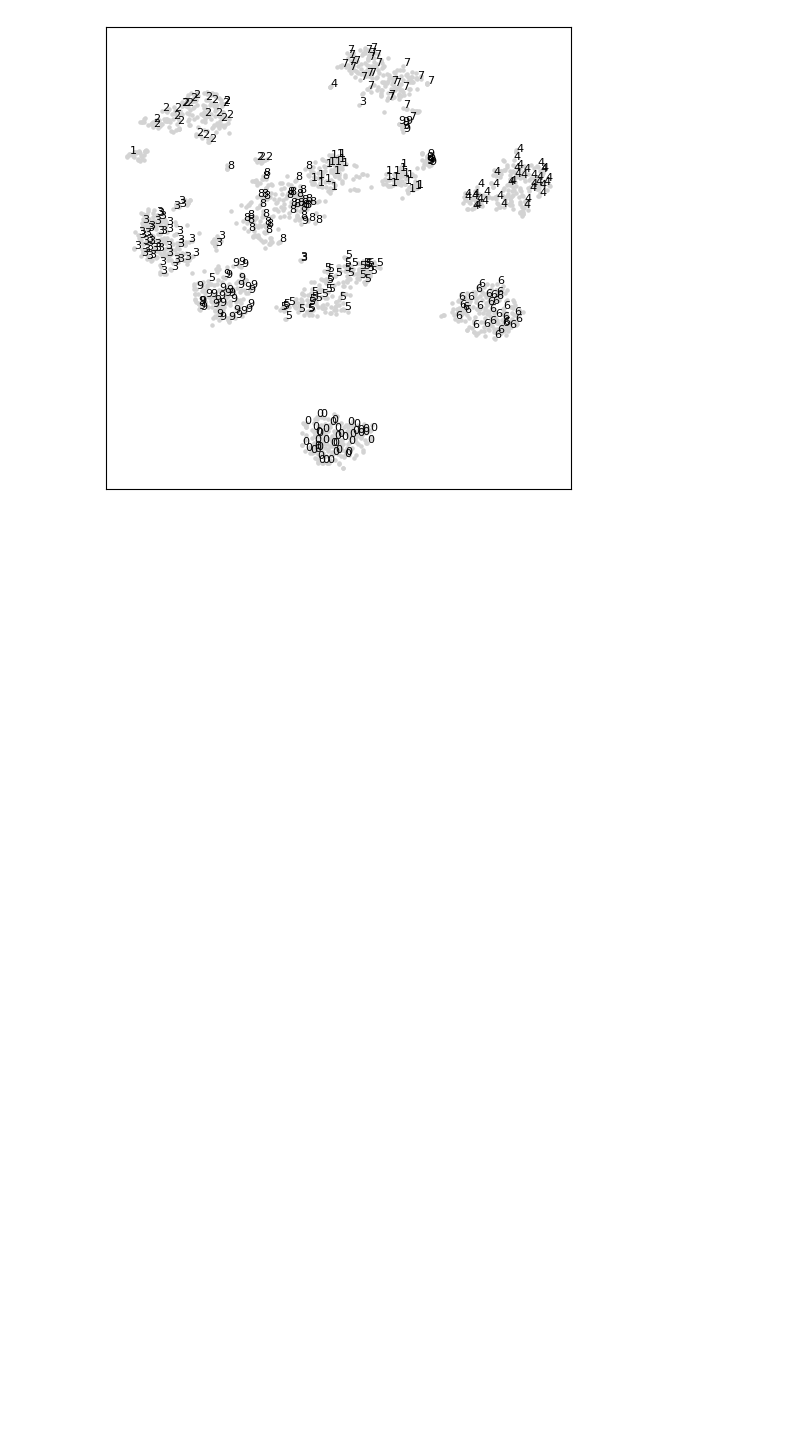
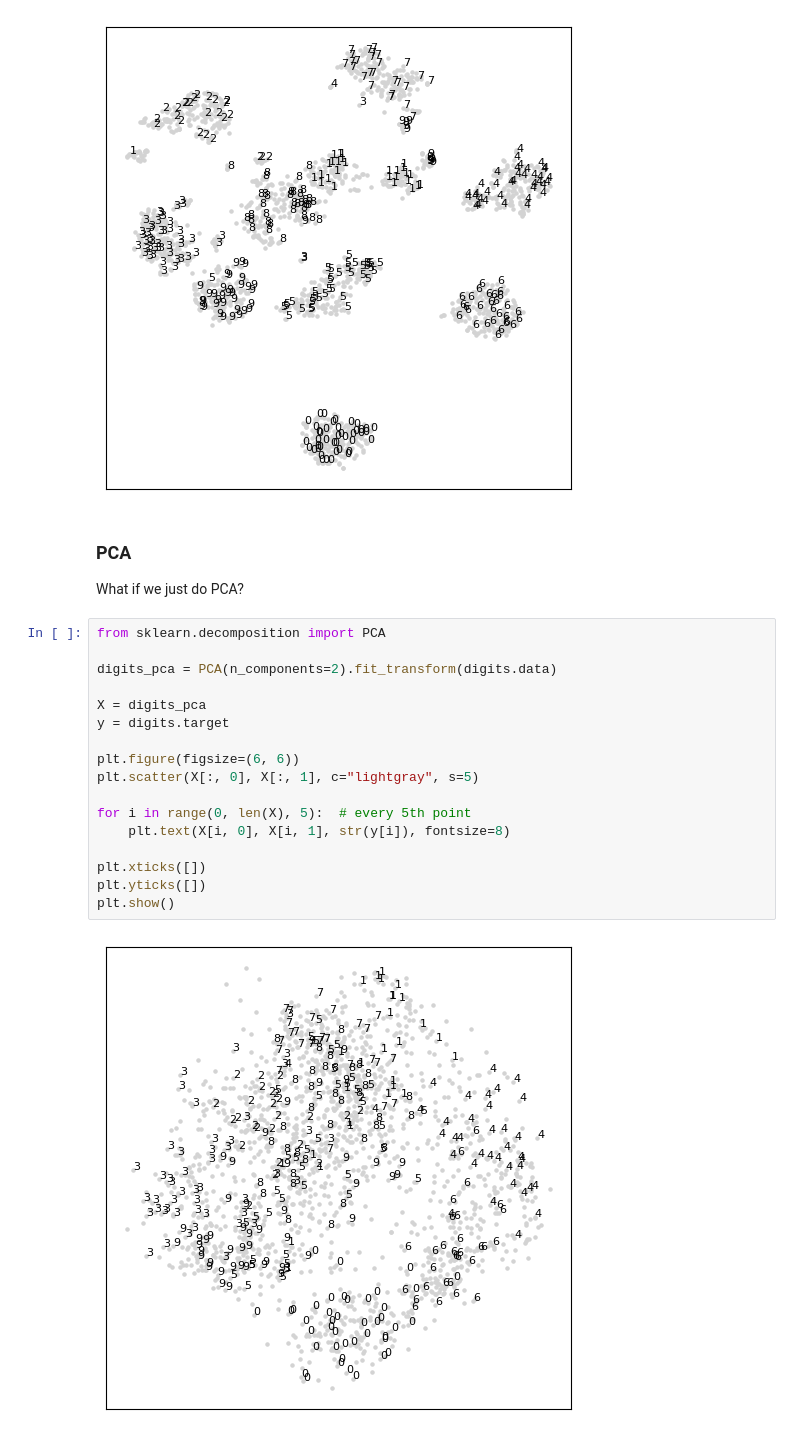
Before and after one commit to amkhrjee/stats, a Jupyter notebook: notebooks/tSNE.ipynb, the cells around one changed output. Drawn from its saved outputs; the diff is of its cells as text; blank space fills up the shorter version.

```diff
--- a/notebooks/tSNE.ipynb
+++ b/notebooks/tSNE.ipynb
@@ -38,3 +38,26 @@ plt.yticks([])
 plt.show()
 # %% [output]
 [figure]
+# %% [markdown]
+### PCA
+
+What if we just do PCA?
+# %%
+from sklearn.decomposition import PCA
+
+digits_pca = PCA(n_components=2).fit_transform(digits.data)
+
+X = digits_pca
+y = digits.target
+
+plt.figure(figsize=(6, 6))
+plt.scatter(X[:, 0], X[:, 1], c="lightgray", s=5)
+
+for i in range(0, len(X), 5):  # every 5th point
+    plt.text(X[i, 0], X[i, 1], str(y[i]), fontsize=8)
+
+plt.xticks([])
+plt.yticks([])
+plt.show()
+# %% [output]
+[figure, added]
```
